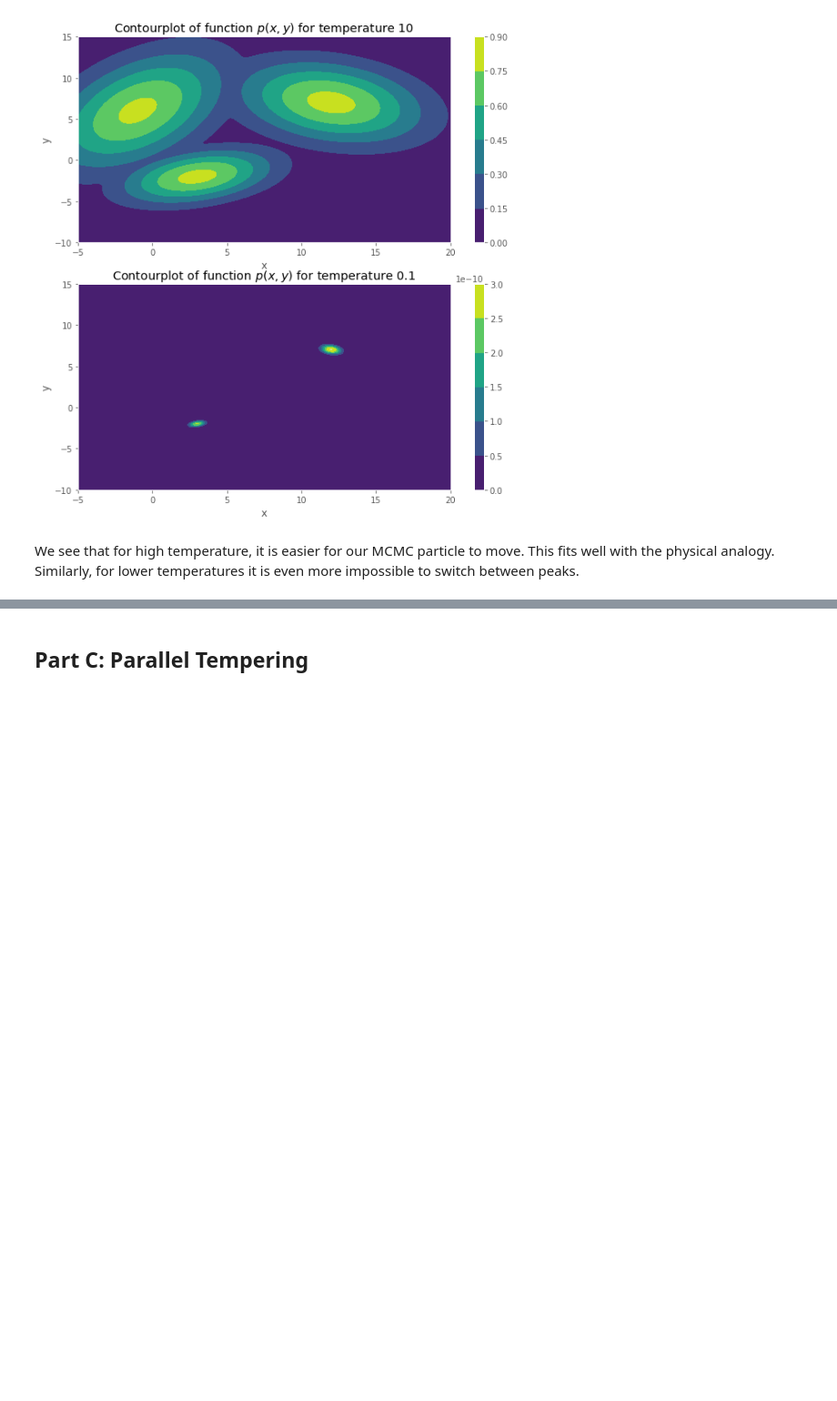
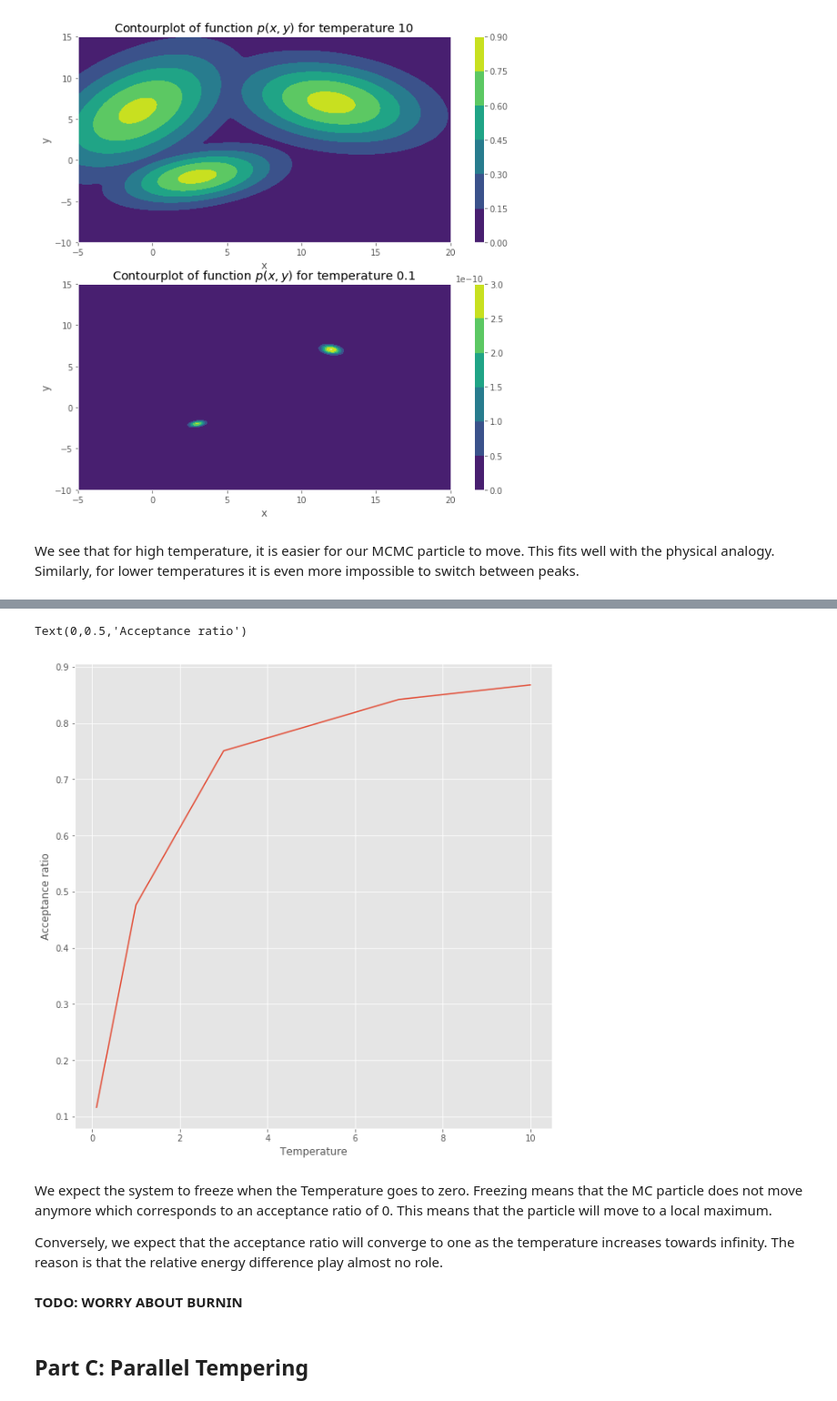
Before and after one commit to NOllAl/AM207HW, a Jupyter notebook: am207_final_2018fall/2018fall_final.ipynb, the cells around one changed output, grey strips where cells are left out. Shown at 91% size. Cells and saved outputs as stored; diff of their text form; code cells hidden in the pictures; blank space fills up the shorter version.

```diff
--- a/am207_final_2018fall/2018fall_final.ipynb
+++ b/am207_final_2018fall/2018fall_final.ipynb
@@ -428,3 +542,16 @@ We see that for high temperature, it is easier for our MCMC particle to move. Th
+# %%
+plt.plot(Ts, [all_results[T][1] / all_results[T][0].shape[0] for T in Ts])
+plt.xlabel("Temperature")
+plt.ylabel("Acceptance ratio")
+# %% [output]
+Text(0,0.5,'Acceptance ratio')
+[figure, added]
+# %% [markdown]
+We expect the system to freeze when the Temperature goes to zero. Freezing means that the MC particle does not move anymore which corresponds to an acceptance ratio of 0. This means that the particle will move to a local maximum.
+
+Conversely, we expect that the acceptance ratio will converge to one as the temperature increases towards infinity. The reason is that the relative energy difference play almost no role.
+# %% [markdown]
+**TODO: WORRY ABOUT BURNIN**
 # %% [markdown]
 ## Part C: Parallel Tempering
 # %% [markdown]
```
Also changed, not shown: parts of 4 cells of this notebook.
